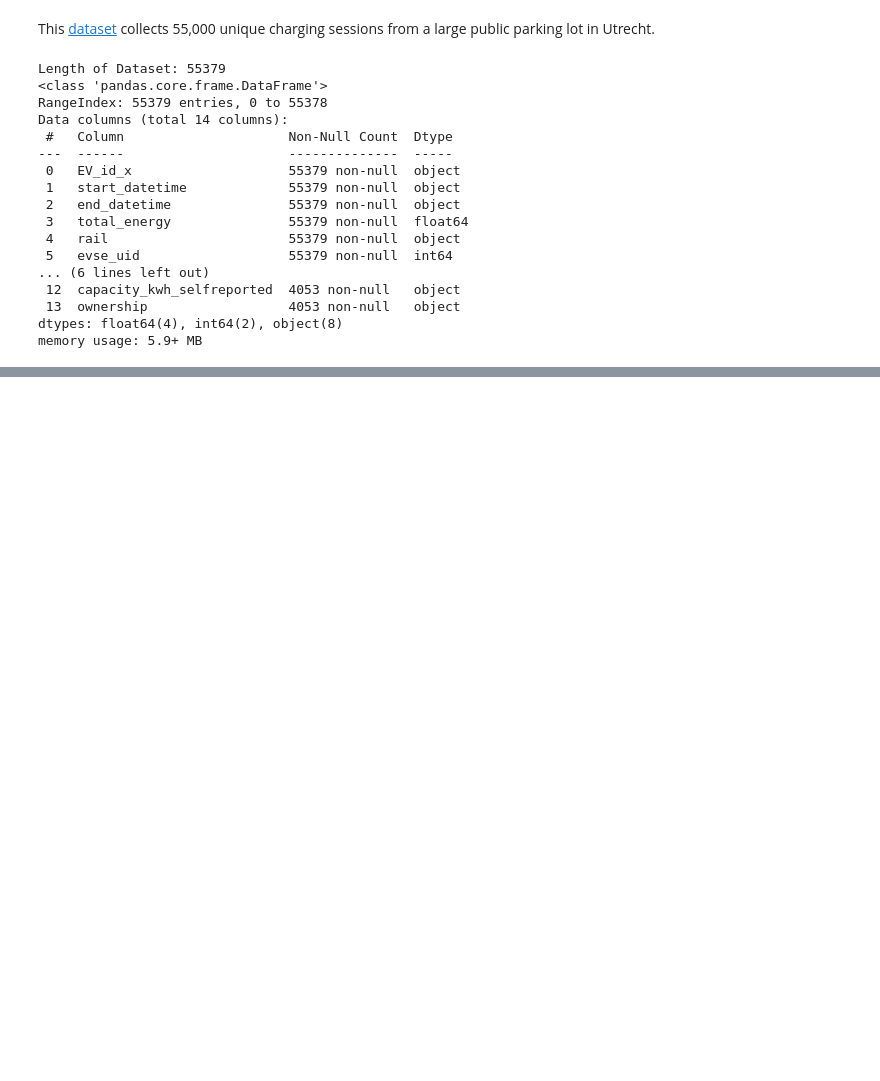
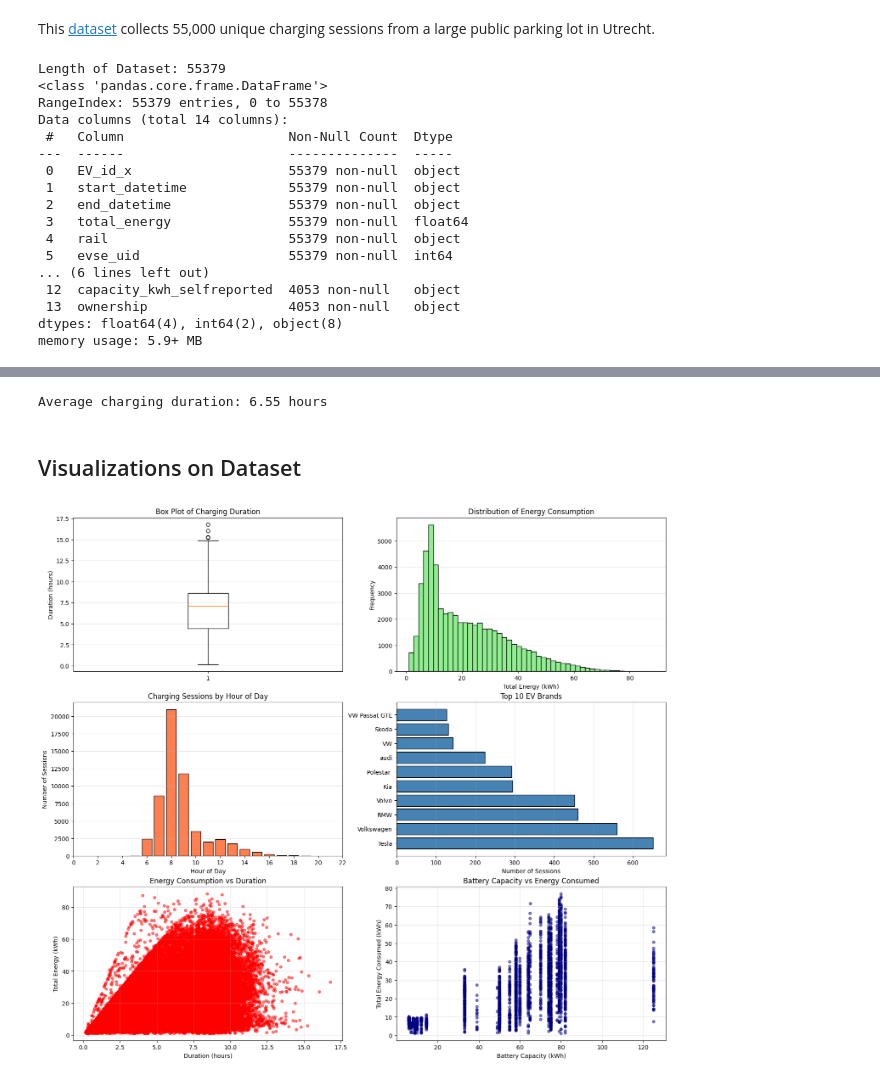
Before and after one commit to ManuCa93/time_series_final, a Jupyter notebook: notebook.ipynb, the cells around one changed output, grey strips where cells are left out. Drawn from its saved outputs; the diff is of its cells as text; code cells hidden in the pictures; blank space fills up the shorter version.

Commit message:
added visualizations

```diff
--- a/notebook.ipynb
+++ b/notebook.ipynb
@@ -33,0 +43,64 @@ memory usage: 5.9+ MB
+# %%
+# Convert start and end columns to datetime if not already
+df['start_datetime'] = pd.to_datetime(df['start_datetime'])
+df['end_datetime'] = pd.to_datetime(df['end_datetime'])
+
+# Calculate duration in hours
+df['duration'] = (df['end_datetime'] - df['start_datetime']).dt.total_seconds() / 3600
+
+# Calculate average duration
+avg_duration = df['duration'].mean()
+print(f"Average charging duration: {avg_duration:.2f} hours")
+# %% [output]
+Average charging duration: 6.55 hours
+# %% [markdown]
+## Visualizations on Dataset
+# %%
+# Create a figure with multiple subplots
+fig, axes = plt.subplots(3, 2, figsize=(18, 16))
+
+# 1. Box plot of charging duration
+axes[0, 0].boxplot(df['duration'], vert=True)
+axes[0, 0].set_ylabel('Duration (hours)')
+axes[0, 0].set_title('Box Plot of Charging Duration')
+axes[0, 0].grid(axis='y', alpha=0.3)
+
+# 2. Distribution of total energy consumed
+axes[0, 1].hist(df['total_energy'], bins=50, edgecolor='black', color='lightgreen')
+axes[0, 1].set_xlabel('Total Energy (kWh)')
+axes[0, 1].set_ylabel('Frequency')
+axes[0, 1].set_title('Distribution of Energy Consumption')
+axes[0, 1].grid(axis='y', alpha=0.3)
+
+# 3. Charging sessions by hour of day
+df['start_hour'] = df['start_datetime'].dt.hour
+hourly_sessions = df['start_hour'].value_counts().sort_index()
+axes[1, 0].bar(hourly_sessions.index, hourly_sessions.values, color='coral', edgecolor='black')
+axes[1, 0].set_xlabel('Hour of Day')
+axes[1, 0].set_ylabel('Number of Sessions')
+axes[1, 0].set_title('Charging Sessions by Hour of Day')
+axes[1, 0].set_xticks(range(0, 24, 2))
+axes[1, 0].grid(axis='y', alpha=0.3)
+
+# 4. Top EV brands
+top_brands = df['EV_brand_selfreported'].value_counts().head(10)
+axes[1, 1].barh(top_brands.index, top_brands.values, color='steelblue', edgecolor='black')
+axes[1, 1].set_xlabel('Number of Sessions')
+axes[1, 1].set_title('Top 10 EV Brands')
+axes[1, 1].grid(axis='x', alpha=0.3)
+
+# 5. Energy vs Duration scatter plot
+axes[2, 0].scatter(df['duration'], df['total_energy'], alpha=0.5, s=20, color='red')
+axes[2, 0].set_xlabel('Duration (hours)')
+axes[2, 0].set_ylabel('Total Energy (kWh)')
+axes[2, 0].set_title('Energy Consumption vs Duration')
+axes[2, 0].grid(alpha=0.3)
+
+# 6. Capacity vs Total Energy scatter
+axes[2, 1].scatter(df['capacity_kwh'], df['total_energy'], alpha=0.5, s=20, color='navy')
+axes[2, 1].set_xlabel('Battery Capacity (kWh)')
+axes[2, 1].set_ylabel('Total Energy Consumed (kWh)')
+axes[2, 1].set_title('Battery Capacity vs Energy Consumed')
+axes[2, 1].grid(alpha=0.3)
+# %% [output]
+[figure, added]
```
Also changed, not shown: parts of 1 cell of this notebook.
